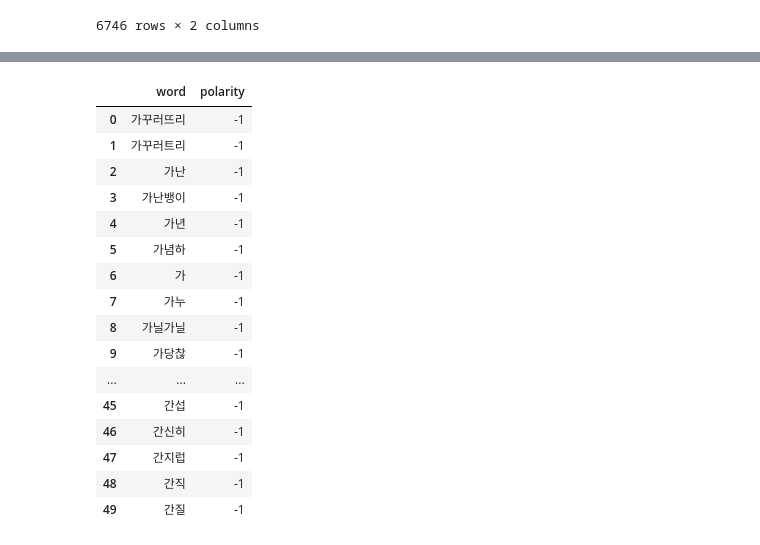
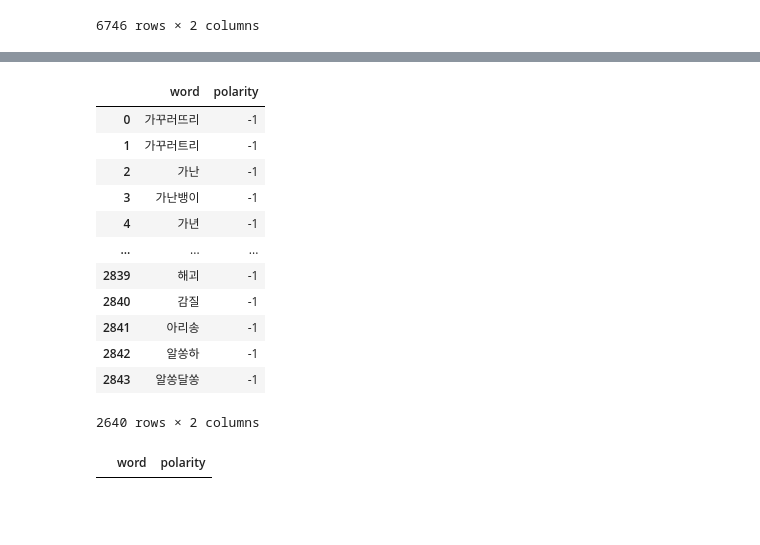
Before and after one commit to 02221/NLP, a Jupyter notebook: Making_Dic.ipynb, the cells around one changed output, grey strips where cells are left out. Drawn from its saved outputs; the diff is of its cells as text; code cells hidden in the pictures; blank space fills up the shorter version.

```diff
--- a/Making_Dic.ipynb
+++ b/Making_Dic.ipynb
@@ -102,22 +102,18 @@ totDic
-# %%
-totDic.head(50)
-# %% [output]
-|  | word | polarity |
-| 0 | 가꾸러뜨리 | -1 |
-| 1 | 가꾸러트리 | -1 |
-| 2 | 가난 | -1 |
-| 3 | 가난뱅이 | -1 |
-| 4 | 가년 | -1 |
-| 5 | 가념하 | -1 |
-| 6 | 가 | -1 |
-| 7 | 가누 | -1 |
-| 8 | 가닐가닐 | -1 |
-| 9 | 가당찮 | -1 |
-| ... | ... | ... |
-| 45 | 간섭 | -1 |
-| 46 | 간신히 | -1 |
-| 47 | 간지럽 | -1 |
-| 48 | 간직 | -1 |
-| 49 | 간질 | -1 |
 # %%
-#drop duplicate
+totDic = totDic[totDic.word.str.len() != 1]
+# %%
+totDic
+# %% [output]
+|  | word | polarity |
+| 0 | 가꾸러뜨리 | -1 |
+| 1 | 가꾸러트리 | -1 |
+| 2 | 가난 | -1 |
+| 3 | 가난뱅이 | -1 |
+| 4 | 가년 | -1 |
+| ... | ... | ... |
+| 2839 | 해괴 | -1 |
+| 2840 | 감질 | -1 |
+| 2841 | 아리송 | -1 |
+| 2842 | 알쏭하 | -1 |
+| 2843 | 알쏭달쏭 | -1 |
+2640 rows × 2 columns
@@ -123,0 +122,4 @@ totDic.head(50)
+# %%
+IntPol
+# %% [output]
+|  | word | polarity |
```
Also changed, not shown: parts of 17 cells of this notebook, 2 other files.
